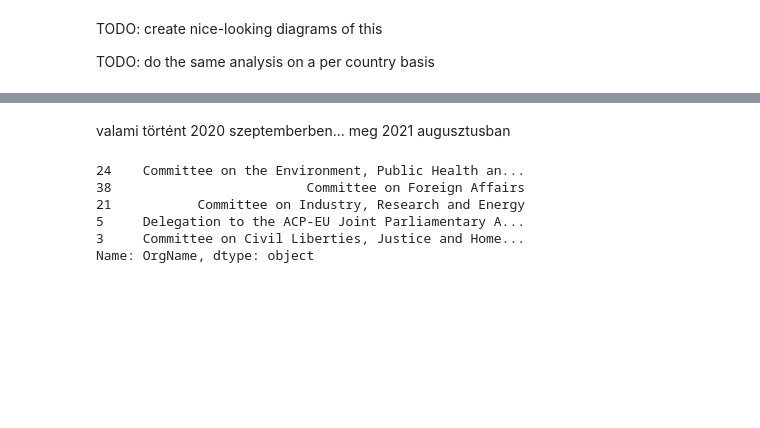
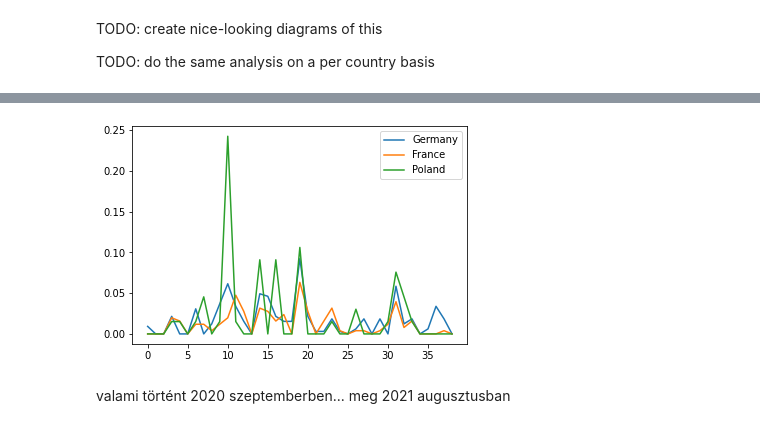
Before and after one commit to maritsm/temalabor-2023, a Jupyter notebook: cohesiveness2.ipynb, the cells around one changed output, grey strips where cells are left out. Drawn from its saved outputs; the diff is of its cells as text; code cells hidden in the pictures; blank space fills up the shorter version.

```diff
--- a/cohesiveness2.ipynb
+++ b/cohesiveness2.ipynb
@@ -110,13 +126,8 @@ plt.show()
+# %%
+monthly_cohesiveness_by_country[["Germany", "France", "Poland"]].plot()
+plt.show()
+# %% [output]
+[figure, added]
 # %% [markdown]
 valami történt 2020 szeptemberben...
 meg 2021 augusztusban
-# %%
-my_fav_orgs = getBiggestOrgs()
-print(my_fav_orgs)
-# %% [output]
-24    Committee on the Environment, Public Health an...
-38                         Committee on Foreign Affairs
-21           Committee on Industry, Research and Energy
-5     Delegation to the ACP-EU Joint Parliamentary A...
-3     Committee on Civil Liberties, Justice and Home...
-Name: OrgName, dtype: object
```
Also changed, not shown: parts of 12 cells of this notebook, 1 other file.
